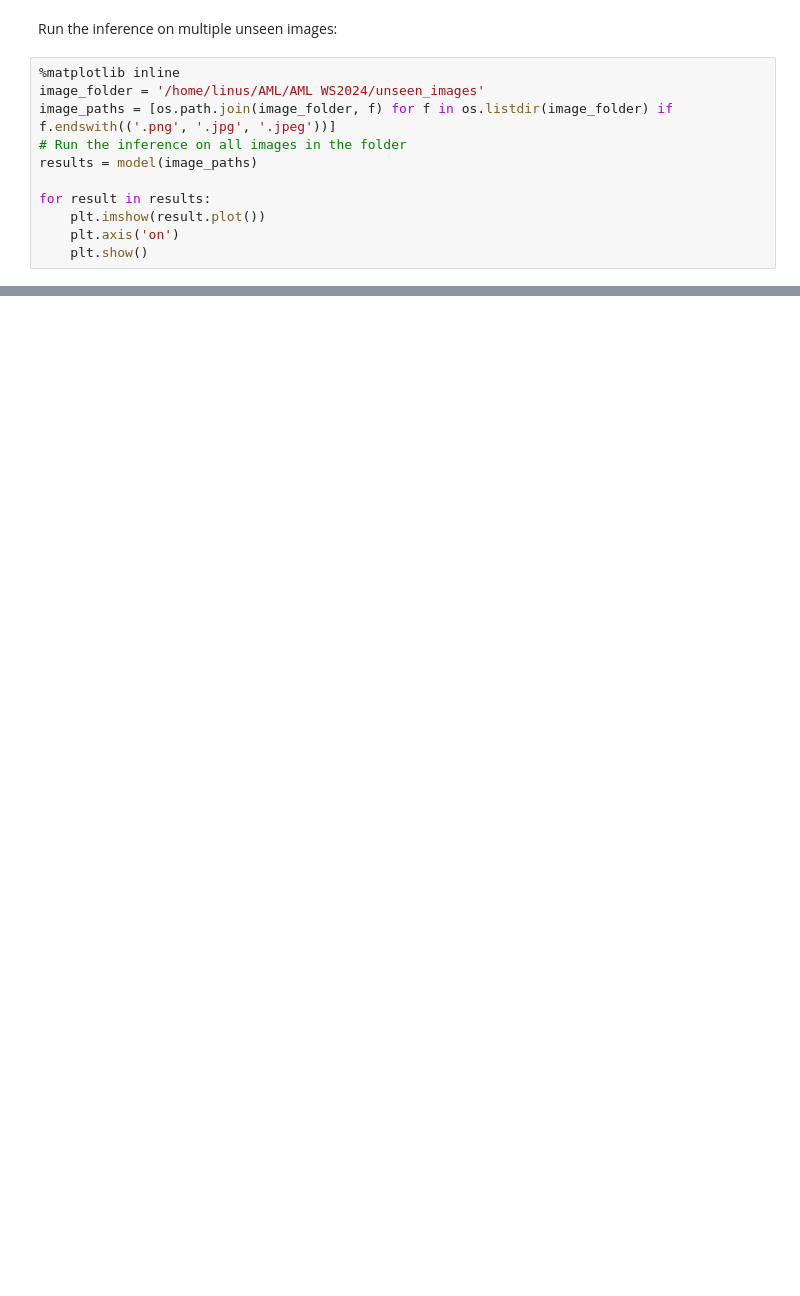
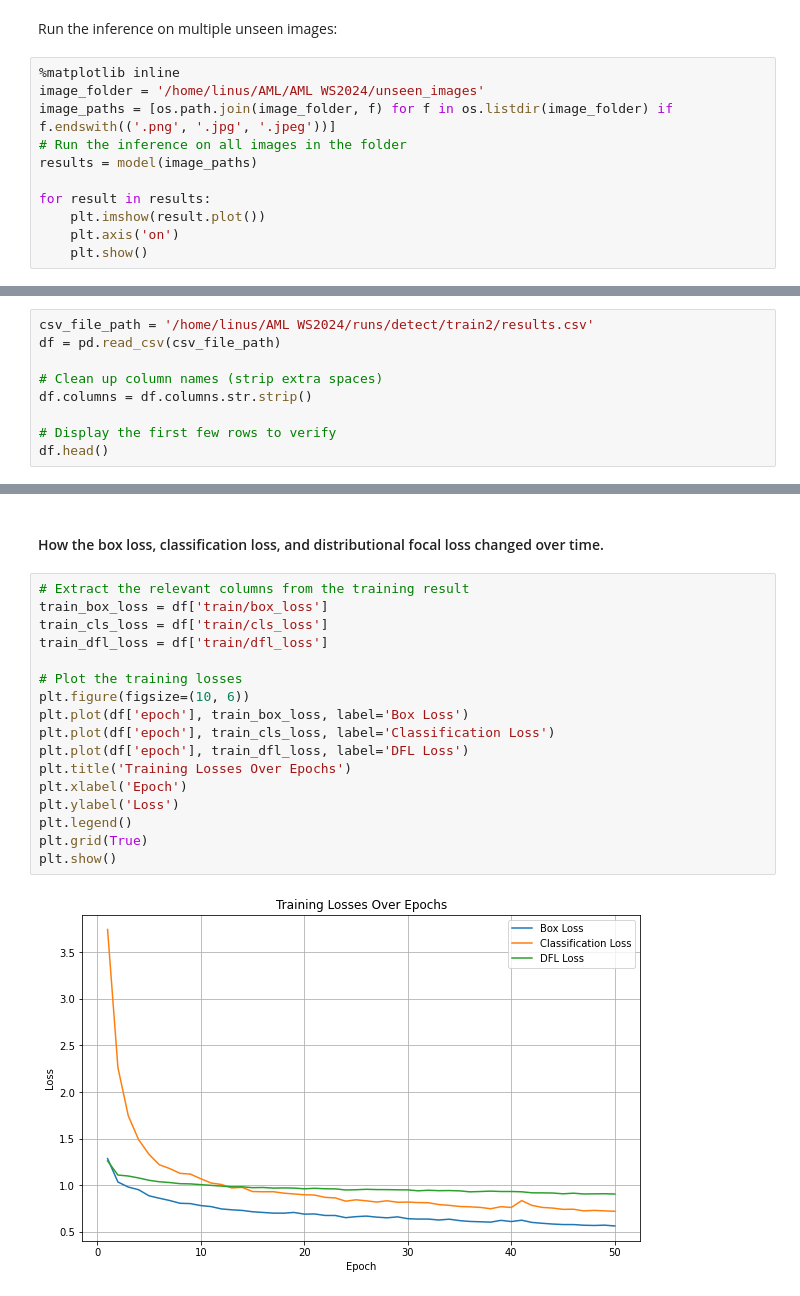
Before and after one commit to LinusNEP/AppliedMachineAndDeepLearningCourse-AML, a Jupyter notebook: train_YOLOv8.ipynb, the cells around one changed output, grey strips where cells are left out. Drawn from its saved outputs; the diff is of its cells as text; blank space fills up the shorter version.

```diff
--- a/train_YOLOv8.ipynb
+++ b/train_YOLOv8.ipynb
@@ -122,0 +240,9 @@ for result in results:
+# %%
+csv_file_path = '/home/linus/AML WS2024/runs/detect/train2/results.csv'
+df = pd.read_csv(csv_file_path)
+
+# Clean up column names (strip extra spaces)
+df.columns = df.columns.str.strip()
+
+# Display the first few rows to verify
+df.head()
@@ -122,0 +256,21 @@ for result in results:
+# %% [markdown]
+#### How the box loss, classification loss, and distributional focal loss changed over time.
+# %%
+# Extract the relevant columns from the training result
+train_box_loss = df['train/box_loss']
+train_cls_loss = df['train/cls_loss']
+train_dfl_loss = df['train/dfl_loss']
+
+# Plot the training losses
+plt.figure(figsize=(10, 6))
+plt.plot(df['epoch'], train_box_loss, label='Box Loss')
+plt.plot(df['epoch'], train_cls_loss, label='Classification Loss')
+plt.plot(df['epoch'], train_dfl_loss, label='DFL Loss')
+plt.title('Training Losses Over Epochs')
+plt.xlabel('Epoch')
+plt.ylabel('Loss')
+plt.legend()
+plt.grid(True)
+plt.show()
+# %% [output]
+[figure, added]
```
Also changed, not shown: parts of 19 cells of this notebook.
